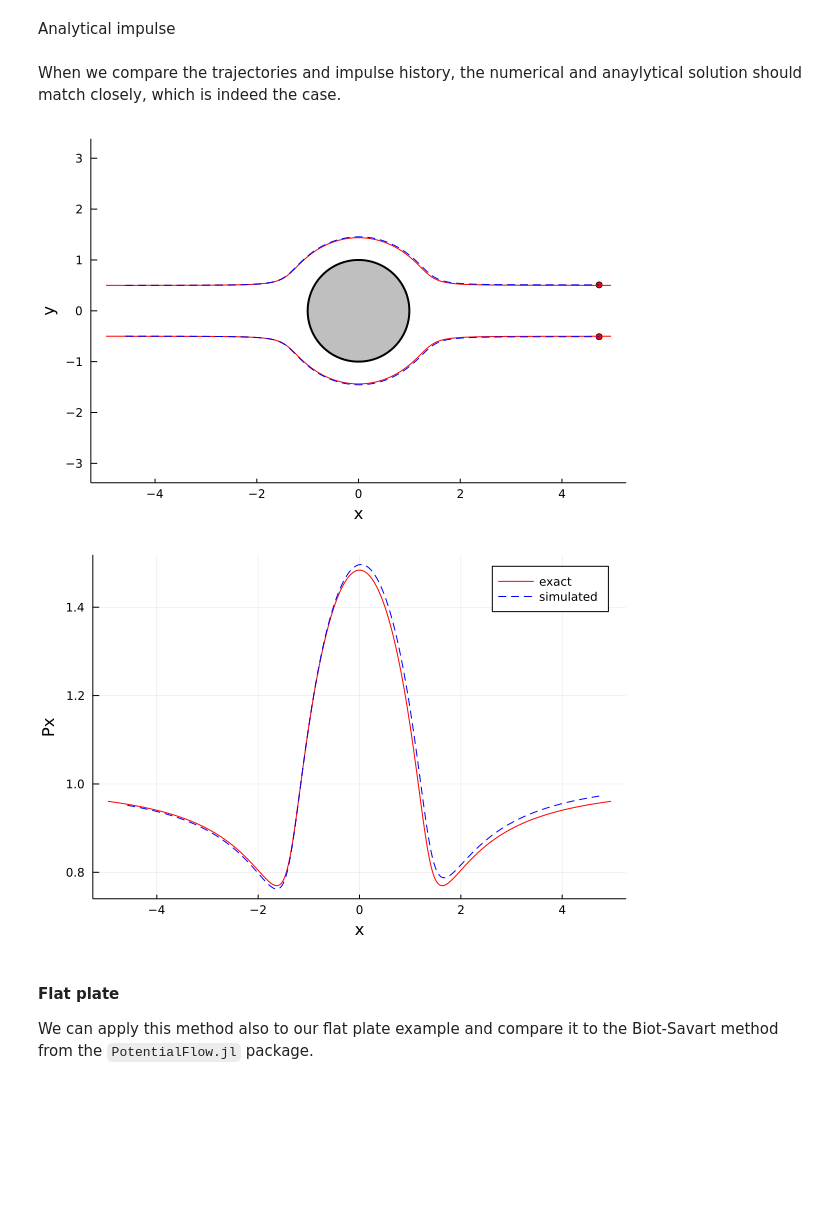
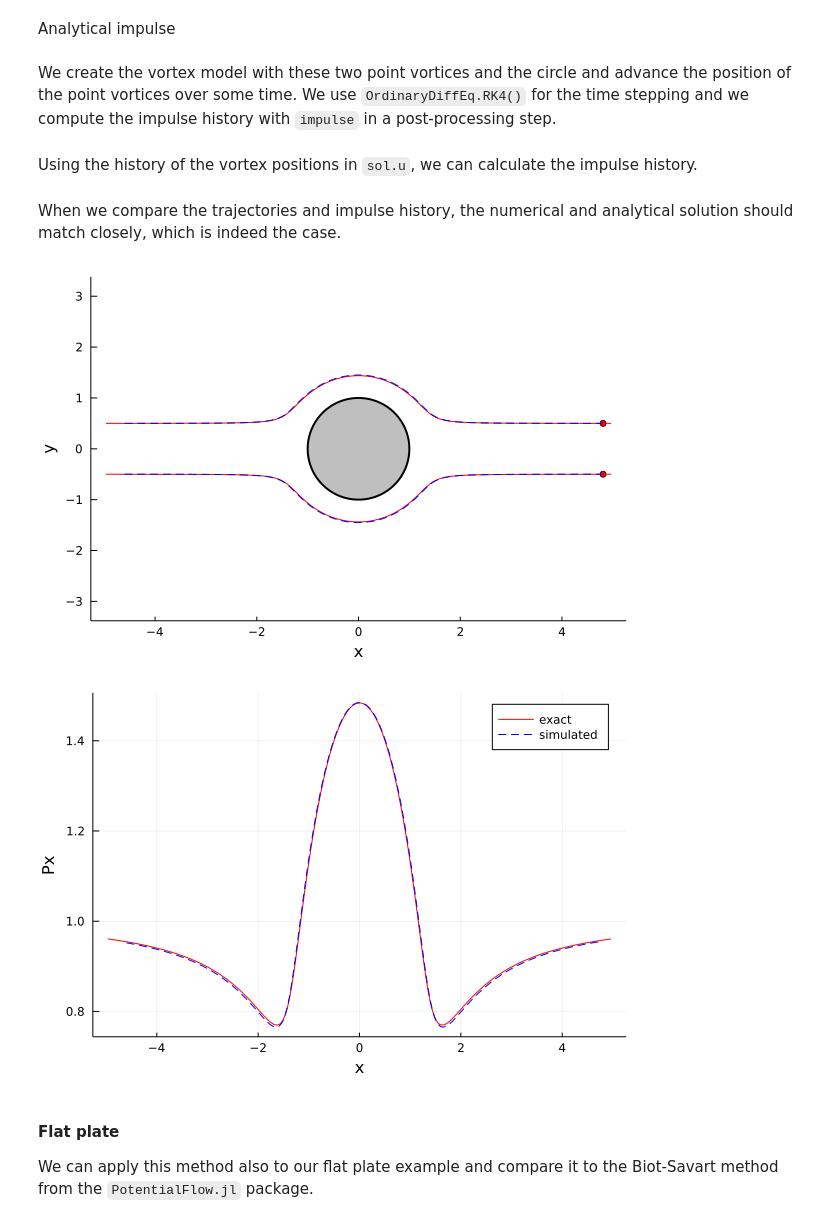
Before and after one commit to JuliaIBPM/GridPotentialFlow.jl, a Jupyter notebook: examples/6.-Force-and-the-added-mass.ipynb, the cells around one changed output. Saved outputs shown, nothing was run; the diff lists cells and outputs as text; code cells hidden in the pictures; blank space fills up the shorter version.

```diff
--- a/examples/6.-Force-and-the-added-mass.ipynb
+++ b/examples/6.-Force-and-the-added-mass.ipynb
@@ -68,22 +63,20 @@ Px_func(x,y) = y - y/(x^2+y^2) + y - y/(x^2+y^2);
 Py_func(x,y) = -x + x/(x^2+y^2) + x - x/(x^2+y^2);
 Px_exact = Px_func.(x_trajectory,y_trajectory_upper);
 Py_exact = Py_func.(x_trajectory,y_trajectory_upper);
-
-Δt = 0.1
-T = 0:Δt:64.0
-X_hist = []
-Px_numerical_hist = []
-Py_numerical_hist = []
-
-for t in T
-    Ẋ = vortexvelocities!(model)
-    X = getvortexpositions(model)
-    X = X + Ẋ*Δt
-    setvortexpositions!(model,X)
-
-    push!(X_hist,X)
-
-    Px, Py = impulse(model)
-    push!(Px_numerical_hist,Px)
-    push!(Py_numerical_hist,Py)
-end
+# %% [markdown]
+We create the vortex model with these two point vortices and the circle and advance the position of the point vortices over some time. We use `OrdinaryDiffEq.RK4()` for the time stepping and we compute the impulse history with `impulse` in a post-processing step.
+# %%
+model = VortexModel(g,bodies=[pfb],vortices=[v1,v2]);
+
+function rhs(X,model,t)
+    setvortexpositions!(model,X)
+    Ẋ = vortexvelocities!(model)
+    return Ẋ
+end
+
+import OrdinaryDiffEq
+X = getvortexpositions(model)
+prob = OrdinaryDiffEq.ODEProblem(rhs,X,(0.0,64.0),model);
+sol = OrdinaryDiffEq.solve(prob,dt=0.1,OrdinaryDiffEq.RK4(),dense=false,adaptive=false);
+# %% [markdown]
+Using the history of the vortex positions in `sol.u`, we can calculate the impulse history.
@@ -90,19 +92,19 @@ end
 # %% [markdown]
-When we compare the trajectories and impulse history, the numerical and anaylytical solution should match closely, which is indeed the case.
+When we compare the trajectories and impulse history, the numerical and analytical solution should match closely, which is indeed the case.
 # %%
 plot(circle,fillcolor=:black,fillrange=0,fillalpha=0.25,linecolor=:black,linewidth=2,xlabel="x",ylabel="y")
 scatter!(model.vortices.x,model.vortices.y,color=:red)
 plot!(x_trajectory,y_trajectory_upper,linecolor=:red,label="exact")
 plot!(x_trajectory,y_trajectory_lower,linecolor=:red,label="")
-plot!((X->X[1]).(X_hist),(X->X[3]).(X_hist),color=:blue,linestyle=:dash,label="simulated")
-plot!((X->X[2]).(X_hist),(X->X[4]).(X_hist),color=:blue,linestyle=:dash,label="")
+plot!(map(s->s.u[1],sol.u),map(s->s.v[1],sol.u),color=:blue,linestyle=:dash,label="simulated")
+plot!(map(s->s.u[2],sol.u),map(s->s.v[2],sol.u),color=:blue,linestyle=:dash,label="")
 # %% [output]
-[figure, old version]
+[figure, new version]
 # %%
 plot(x_trajectory,Px_exact,color=:red,label="exact",xlabel="x",ylabel="Px")
-plot!((X->X[1]).(X_hist),Px_numerical_hist,color=:blue,linestyle=:dash,label="simulated")
+plot!(map(s->s.u[1],sol.u),Px_numerical_hist,color=:blue,linestyle=:dash,label="simulated")
 # %% [output]
-[figure, old version]
+[figure, new version]
 # %% [markdown]
 #### Flat plate
 
```
Also changed, not shown: parts of 5 cells of this notebook, 7 other files.
